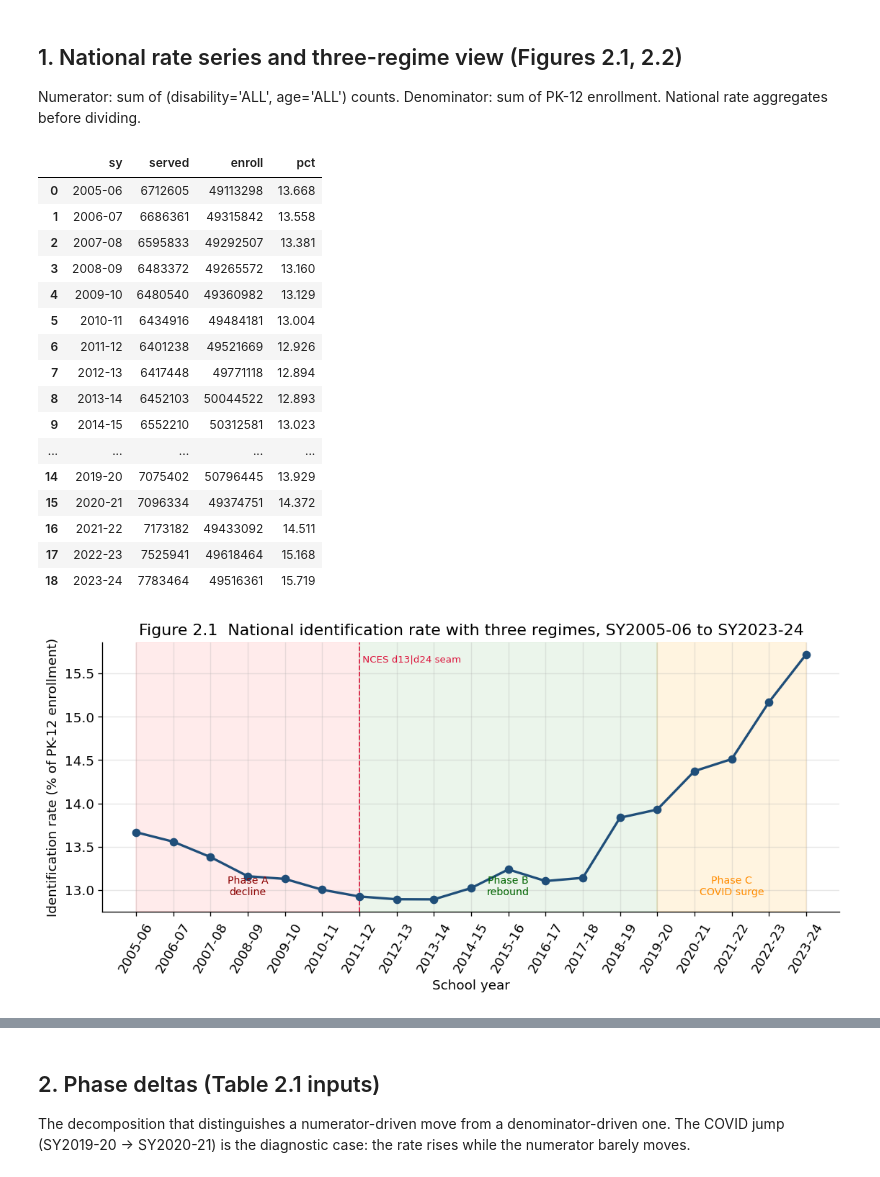
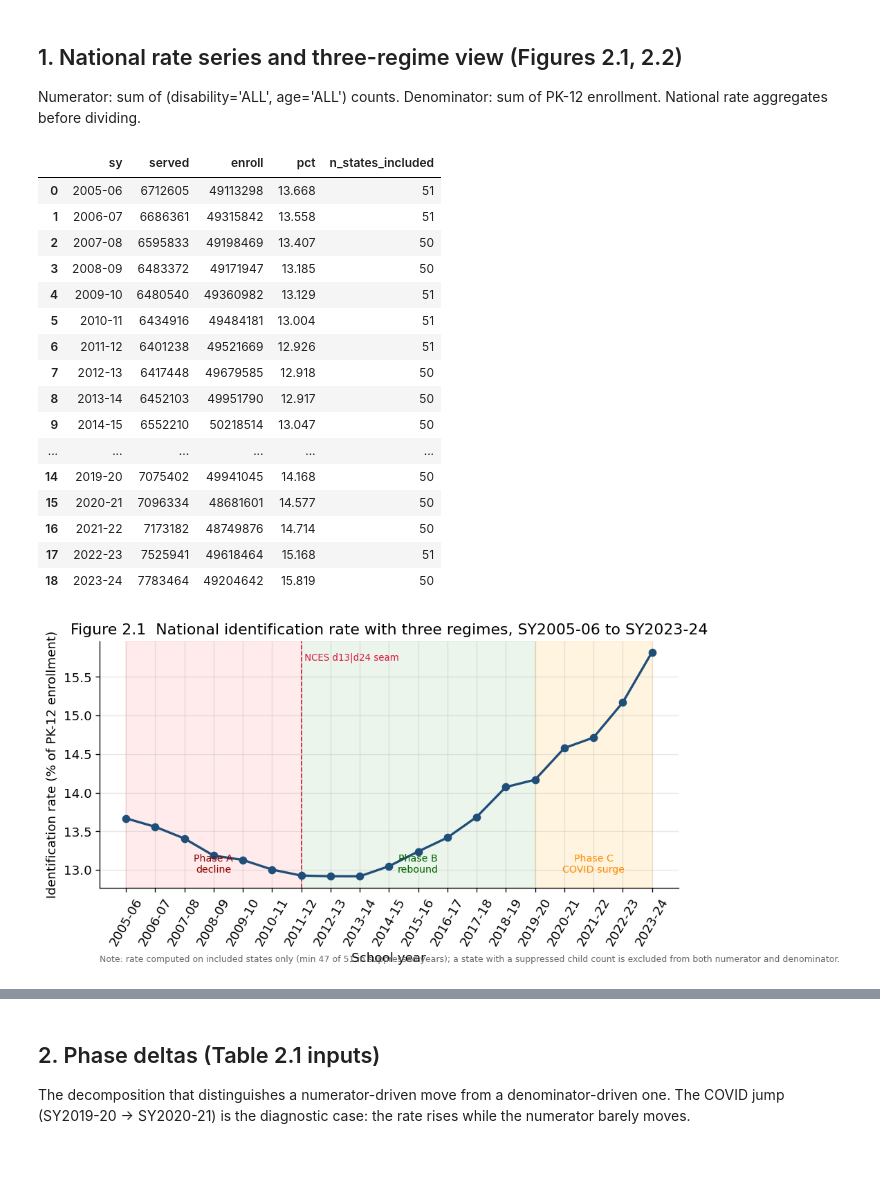
Before and after one commit to EduWon/IDEA, a Jupyter notebook: special_education_identification_2005-2025/chapter2_national_identification_trend/chapter2_analysis.ipynb, the cells around one changed output, grey strips where cells are left out. Saved outputs shown, nothing was run; the diff lists cells and outputs as text; code cells hidden in the pictures.

```diff
--- a/special_education_identification_2005-2025/chapter2_national_identification_trend/chapter2_analysis.ipynb
+++ b/special_education_identification_2005-2025/chapter2_national_identification_trend/chapter2_analysis.ipynb
@@ -25,60 +25,76 @@ plt.rcParams.update({
 
 Numerator: sum of (disability='ALL', age='ALL') counts. Denominator: sum of PK-12 enrollment. National rate aggregates before dividing.
 # %%
+# 분모 비대칭 제거: raw 직접 SUM 대신 v_identification_rate_national 사용.
+# served/enroll 는 이제 같은 주 집합(분자 결측 주 제외)으로 일관 집계된다.
+# 컬럼명(sy/served/enroll/pct)은 다운스트림(phase delta, seam) 호환 위해 보존.
 nat = q('''
-  SELECT d.school_year AS sy, SUM(d.n_students) AS served, SUM(e.n_total) AS enroll
-  FROM fact_state_disability d
-  JOIN fact_state_enrollment e
-    ON d.school_year=e.school_year AND d.state_code=e.state_code
-  WHERE d.disability_code='ALL' AND d.age_band='ALL'
-  GROUP BY 1 ORDER BY 1''')
-nat['pct'] = 100.0 * nat['served'] / nat['enroll']
+  SELECT school_year   AS sy,
+         total_served   AS served,
+         total_enrolled AS enroll,
+         pct_identified AS pct,
+         n_states_included
+  FROM v_identification_rate_national
+  ORDER BY school_year''')
 
 # Figure 2.1 - rate with three regimes
 fig, ax = plt.subplots(figsize=(9.5,4.6))
 ax.plot(nat['sy'], nat['pct'], marker='o', color='#1f4e79', lw=2, zorder=3)
 ax.axvspan('2005-06','2011-12', alpha=0.08, color='red')
 ax.axvspan('2011-12','2019-20', alpha=0.08, color='green')
 ax.axvspan('2019-20','2023-24', alpha=0.12, color='orange')
 ax.axvline('2011-12', color='crimson', ls='--', lw=1)
 ymin = nat['pct'].min()
 ax.text('2008-09', ymin+0.05, 'Phase A\ndecline', ha='center', fontsize=8.5, color='darkred')
 ax.text('2015-16', ymin+0.05, 'Phase B\nrebound', ha='center', fontsize=8.5, color='darkgreen')
 ax.text('2021-22', ymin+0.05, 'Phase C\nCOVID surge', ha='center', fontsize=8.5, color='darkorange')
 ax.text('2011-12', nat['pct'].max(), ' NCES d13|d24 seam', color='crimson', fontsize=8, va='top')
 ax.set_ylabel('Identification rate (% of PK-12 enrollment)'); ax.set_xlabel('School year')
 ax.tick_params(axis='x', rotation=60)
 ax.set_title('Figure 2.1  National identification rate with three regimes, SY2005-06 to SY2023-24')
+_minN = int(nat['n_states_included'].min())
+if _minN < 51:
+    ax.text(0.0, -0.30, f'Note: rate computed on included states only '
+            f'(min {_minN} of 51 in suppressed years); a state with a suppressed '
+            f'child count is excluded from both numerator and denominator.',
+            transform=ax.transAxes, fontsize=7.5, color='dimgray')
 fig.tight_layout(); fig.savefig(f'{FIGDIR}/fig2_1_rate_phases.png', bbox_inches='tight')
 
 # Figure 2.2 - numerator/denominator decomposition (index 2005-06=100)
+# 주의: served/enroll 은 연도별 포함 주 집합 기준(억제 연도는 주 수 < 51).
+# 따라서 지수는 식별행위 변화 외에 포함 주 구성 변화도 일부 반영한다.
 b_n = nat['served'].iloc[0]; b_e = nat['enroll'].iloc[0]
 fig, ax = plt.subplots(figsize=(9.5,4.6))
 ax.plot(nat['sy'], 100*nat['served']/b_n, marker='o', color='#c0504d', lw=2, label='Children served (numerator)')
 ax.plot(nat['sy'], 100*nat['enroll']/b_e, marker='s', color='#4472c4', lw=2, label='PK-12 enrollment (denominator)')
 ax.axvline('2011-12', color='crimson', ls='--', lw=1)
 ax.axhline(100, color='gray', lw=0.8, ls=':')
 ax.set_ylabel('Index (SY2005-06 = 100)'); ax.set_xlabel('School year')
 ax.tick_params(axis='x', rotation=60); ax.legend(frameon=False, loc='upper left')
 ax.set_title('Figure 2.2  Decomposition: numerator vs denominator, indexed to SY2005-06')
+if _minN < 51:
+    ax.text(0.0, -0.30, f'Note: included-states basis (min {_minN} of 51 in '
+            f'suppressed years); absolute totals dip where states are excluded, '
+            f'so the index partly reflects panel composition, not behavior alone.',
+            transform=ax.transAxes, fontsize=7.5, color='dimgray')
 fig.tight_layout(); fig.savefig(f'{FIGDIR}/fig2_2_decomposition.png', bbox_inches='tight')
-nat[['sy','served','enroll','pct']].round(3)
+nat[['sy','served','enroll','pct','n_states_included']].round(3)
 # %% [output]
-|  | sy | served | enroll | pct |
-| 0 | 2005-06 | 6712605 | 49113298 | 13.668 |
-| 1 | 2006-07 | 6686361 | 49315842 | 13.558 |
-| 2 | 2007-08 | 6595833 | 49292507 | 13.381 |
-| 3 | 2008-09 | 6483372 | 49265572 | 13.160 |
-| 4 | 2009-10 | 6480540 | 49360982 | 13.129 |
-| 5 | 2010-11 | 6434916 | 49484181 | 13.004 |
-| 6 | 2011-12 | 6401238 | 49521669 | 12.926 |
-| 7 | 2012-13 | 6417448 | 49771118 | 12.894 |
-| 8 | 2013-14 | 6452103 | 50044522 | 12.893 |
-| 9 | 2014-15 | 6552210 | 50312581 | 13.023 |
-| ... | ... | ... | ... | ... |
-| 14 | 2019-20 | 7075402 | 50796445 | 13.929 |
-| 15 | 2020-21 | 7096334 | 49374751 | 14.372 |
-| 16 | 2021-22 | 7173182 | 49433092 | 14.511 |
-| 17 | 2022-23 | 7525941 | 49618464 | 15.168 |
-| 18 | 2023-24 | 7783464 | 49516361 | 15.719 |
+|  | sy | served | enroll | pct | n_states_included |
+| 0 | 2005-06 | 6712605 | 49113298 | 13.668 | 51 |
+| 1 | 2006-07 | 6686361 | 49315842 | 13.558 | 51 |
+| 2 | 2007-08 | 6595833 | 49198469 | 13.407 | 50 |
+| 3 | 2008-09 | 6483372 | 49171947 | 13.185 | 50 |
+| 4 | 2009-10 | 6480540 | 49360982 | 13.129 | 51 |
+| 5 | 2010-11 | 6434916 | 49484181 | 13.004 | 51 |
+| 6 | 2011-12 | 6401238 | 49521669 | 12.926 | 51 |
+| 7 | 2012-13 | 6417448 | 49679585 | 12.918 | 50 |
+| 8 | 2013-14 | 6452103 | 49951790 | 12.917 | 50 |
+| 9 | 2014-15 | 6552210 | 50218514 | 13.047 | 50 |
+| ... | ... | ... | ... | ... | ... |
+| 14 | 2019-20 | 7075402 | 49941045 | 14.168 | 50 |
+| 15 | 2020-21 | 7096334 | 48681601 | 14.577 | 50 |
+| 16 | 2021-22 | 7173182 | 48749876 | 14.714 | 50 |
+| 17 | 2022-23 | 7525941 | 49618464 | 15.168 | 51 |
+| 18 | 2023-24 | 7783464 | 49204642 | 15.819 | 50 |
-[figure, old version]
+[figure, new version]
```
Also changed, not shown: parts of 3 cells of this notebook, 10 other files.
